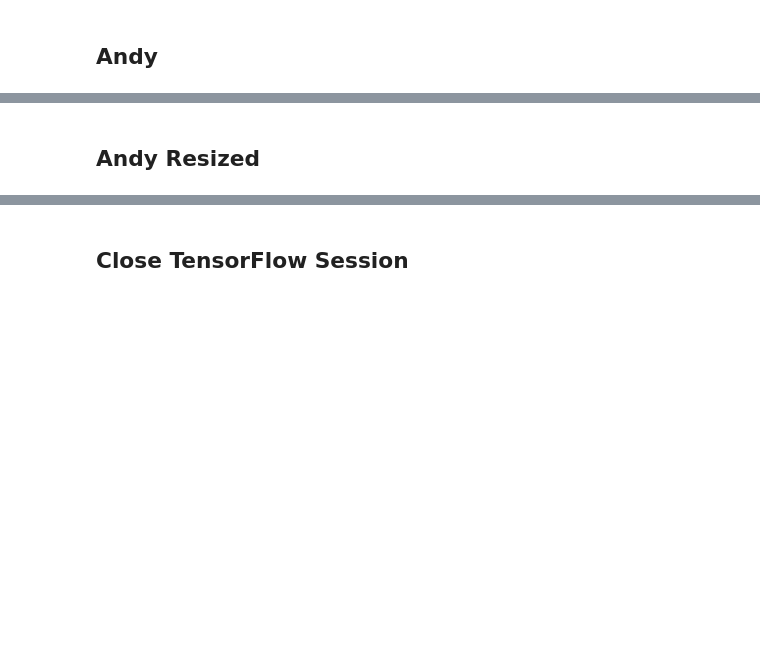
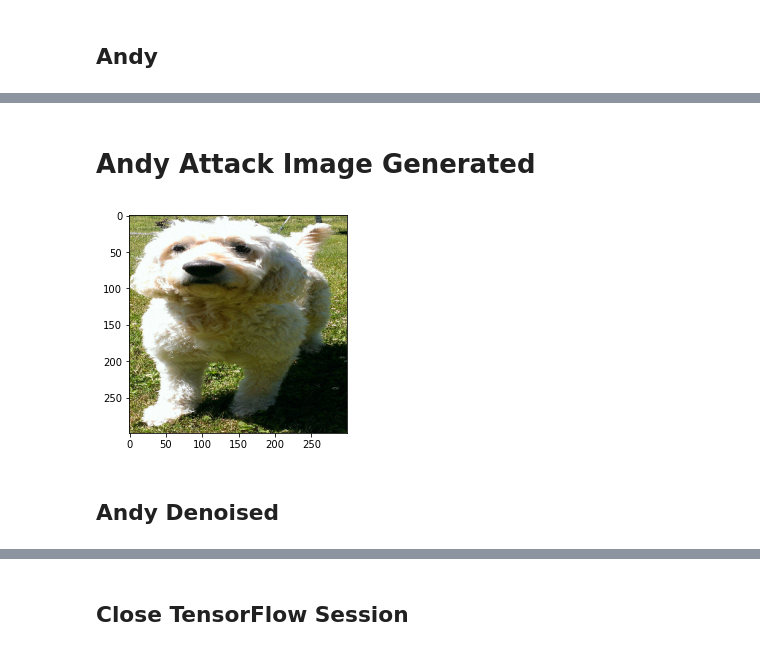
Before and after one commit to farahcc/TensorFlow-Tutorials, a Jupyter notebook: 11_Adversarial_Examples.ipynb, the cells around one changed output, grey strips where cells are left out. Saved outputs shown, nothing was run; the diff lists cells and outputs as text; code cells hidden in the pictures; blank space fills up the shorter version.

```diff
--- a/11_Adversarial_Examples.ipynb
+++ b/11_Adversarial_Examples.ipynb
@@ -546,2 +563,9 @@ Noise min: -1.000, max: 1.000, mean: 0.000, std: 0.839
+# %% [markdown]
+# Andy Attack Image Generated
+# %%
+plt.imshow(adversarial_image/255.0)
+plt.imsave("images/Andy_crop_attack.jpg",adversarial_image/255.0,format='jpg')
+# %% [output]
+[figure, added]
 # %% [markdown]
-## Andy Resized
+## Andy Denoised
```
Also changed, not shown: parts of 38 cells of this notebook, 5 other files.
